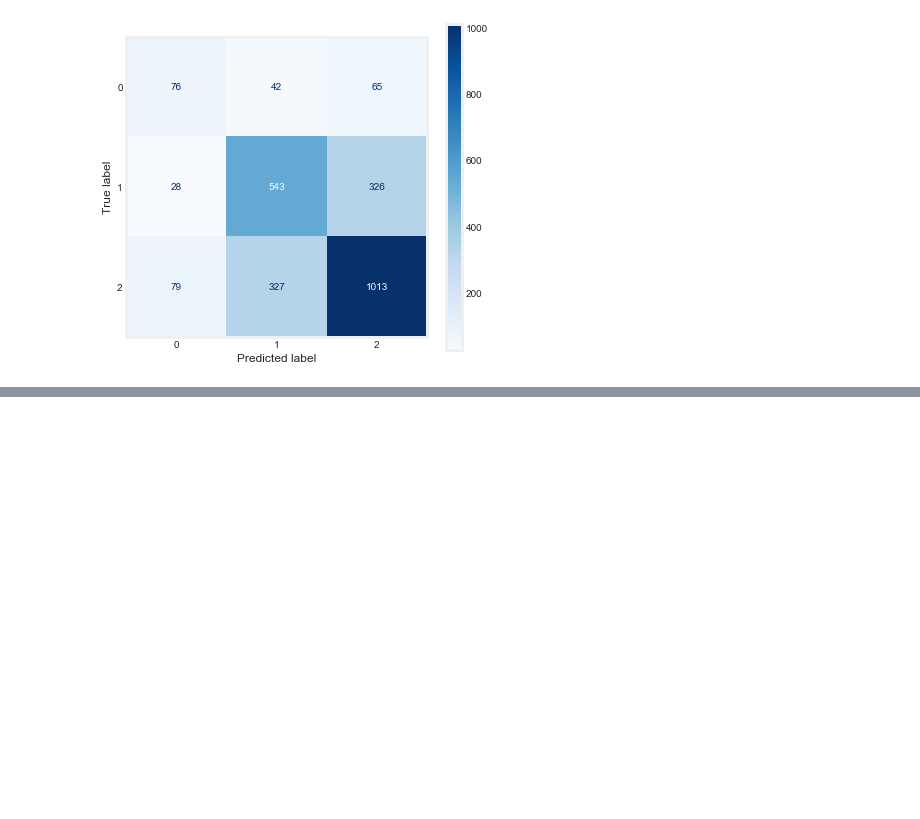
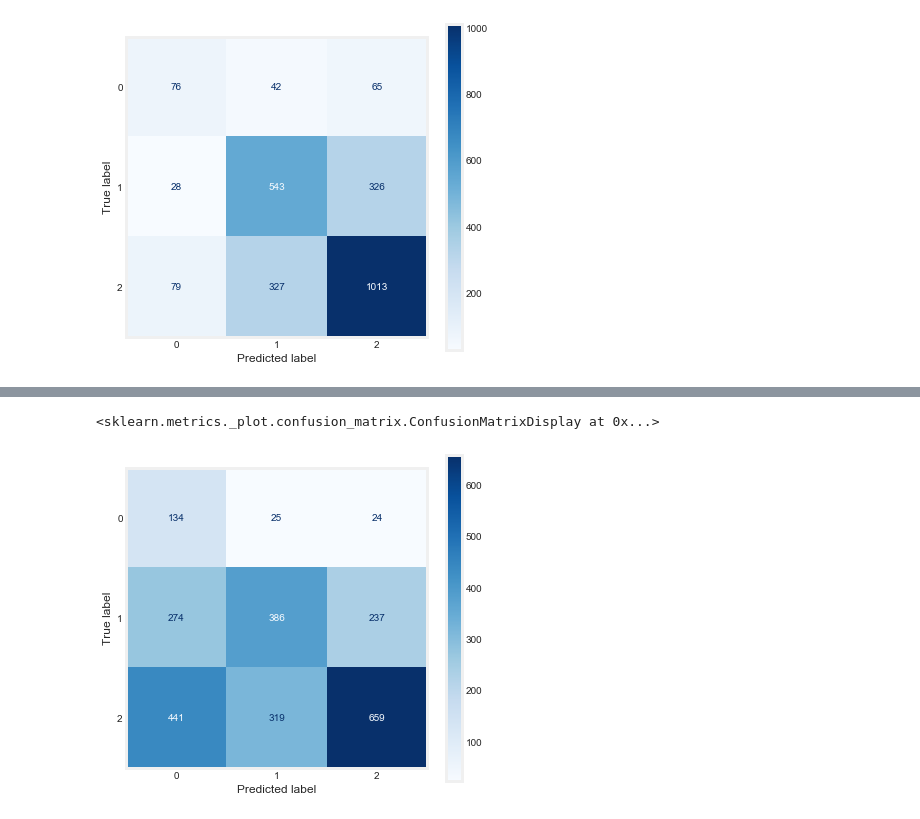
Before and after one commit to jeremy-lee93/nlp-brand-sentiment-analysis, a Jupyter notebook: EDA_and_modeling.ipynb, the cells around one changed output, grey strips where cells are left out. Saved outputs shown, nothing was run; the diff lists cells and outputs as text; code cells hidden in the pictures; blank space fills up the shorter version.

```diff
--- a/EDA_and_modeling.ipynb
+++ b/EDA_and_modeling.ipynb
@@ -1183,0 +1216,5 @@ oversample = RandomOverSampler(sampling_strategy=0.3, str='minority')
+# %%
+rfc_over = RandomForestClassifier(n_estimators = 200, criterion='entropy', max_depth=5, min_samples_split=4,
+                               class_weight='balanced_subsample')
+rfc_over.fit(X_af_over_train, y_train_over)
+rfc_over_cv_mean = np.mean(cross_val_score(rfc_over, X_af_over_train, y_train_over, cv=5, scoring='accuracy'))
@@ -1183,0 +1233,7 @@ oversample = RandomOverSampler(sampling_strategy=0.3, str='minority')
+# %%
+fig, ax = plt.subplots(figsize=(6, 6))
+plt.grid(False)
+plot_confusion_matrix(rfc_over, X_af_test, y_test, cmap='Blues', ax=ax)
+# %% [output]
+<sklearn.metrics._plot.confusion_matrix.ConfusionMatrixDisplay at 0x...>
+[figure, added]
```
Also changed, not shown: parts of 30 cells of this notebook.
